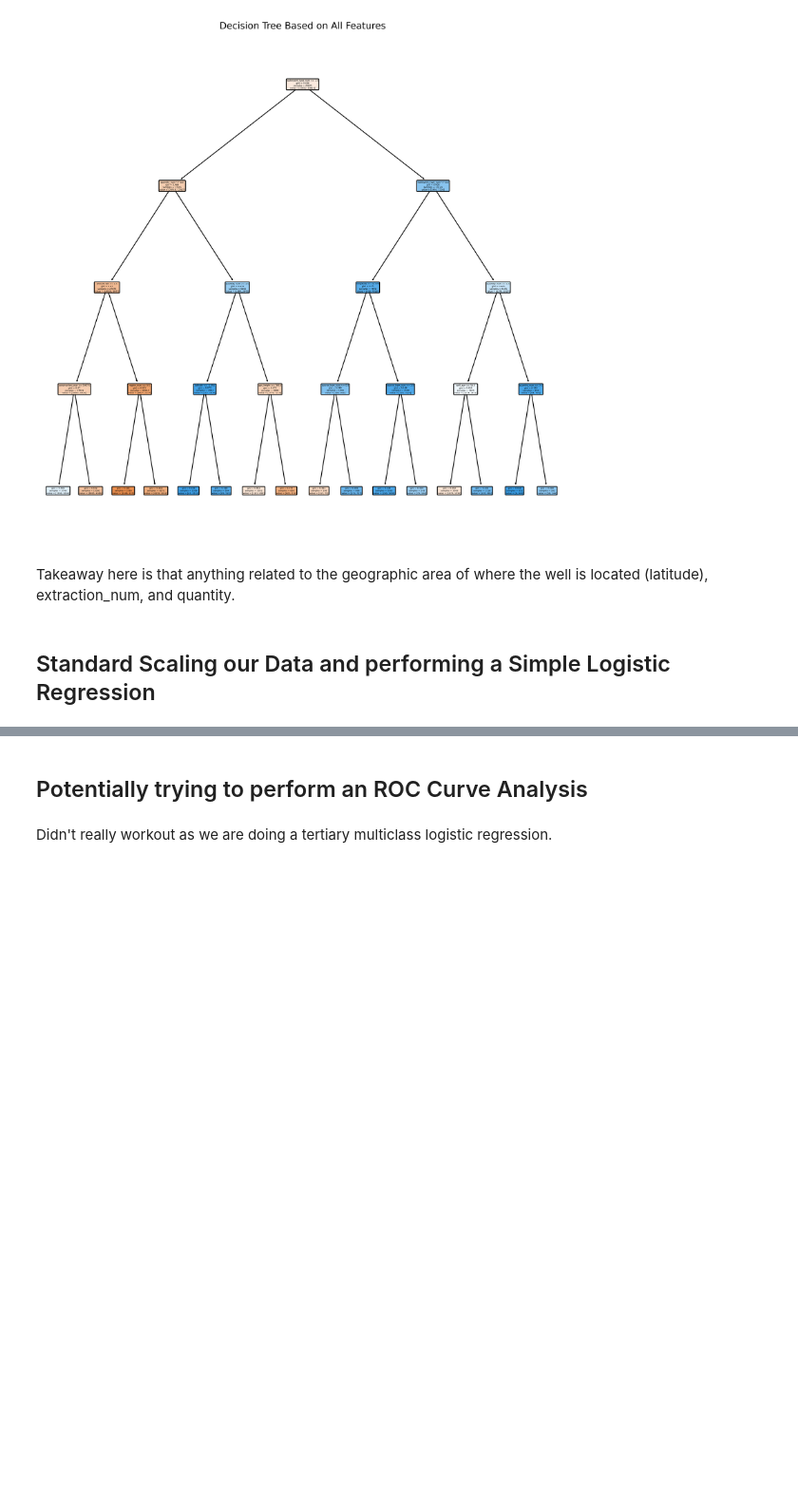
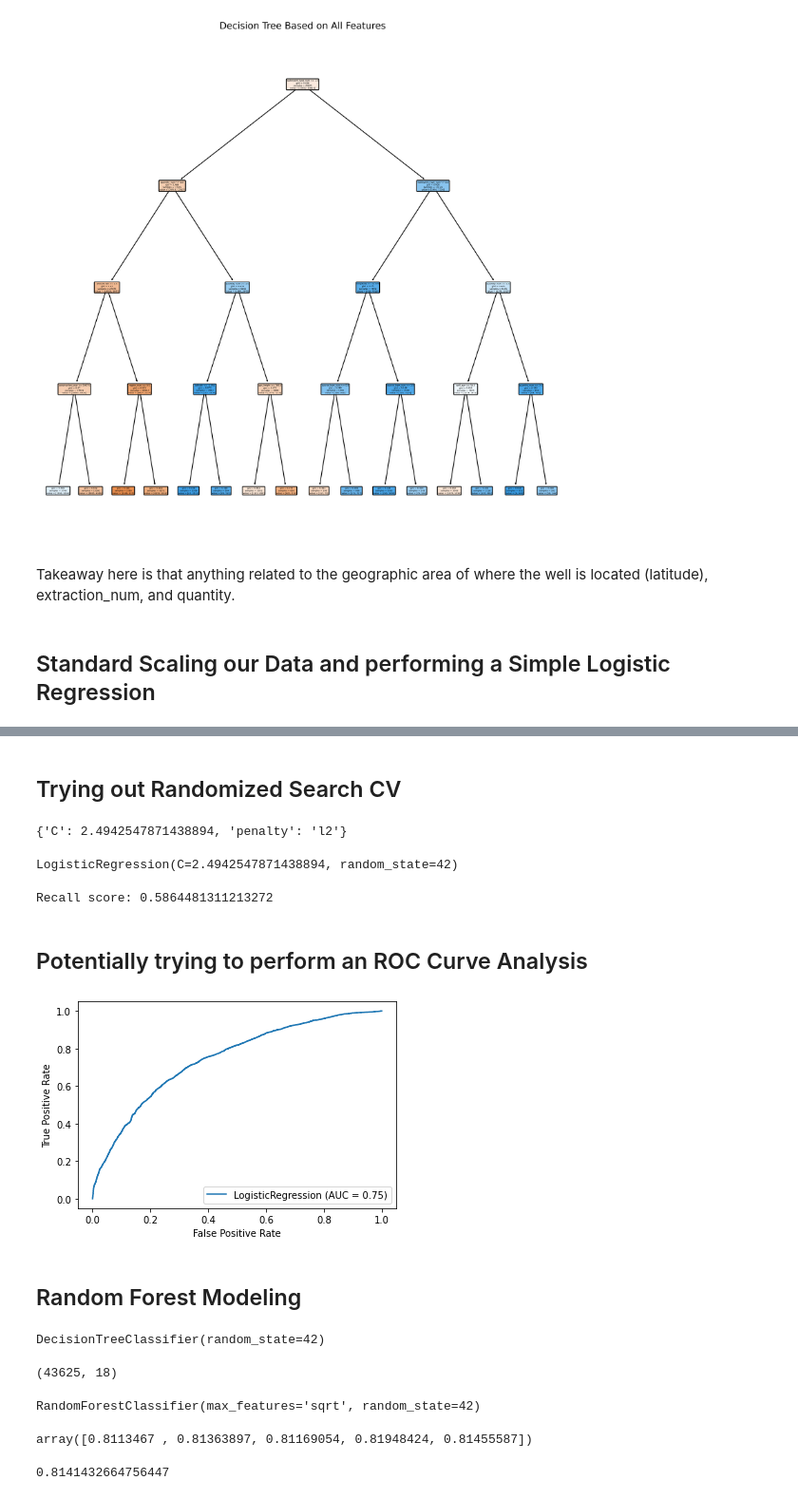
Before and after one commit to tvrjuana/tanzania-water-wells, a Jupyter notebook: train_test_split.ipynb, the cells around one changed output, grey strips where cells are left out. Shown at 95% size. Saved outputs shown, nothing was run; the diff lists cells and outputs as text; code cells hidden in the pictures; blank space fills up the shorter version.

Commit message:
Update to branch. Includes XGBoost and start of Pipeline test.

```diff
--- a/train_test_split.ipynb
+++ b/train_test_split.ipynb
@@ -391,6 +398,6 @@ scale = StandardScaler()
 X_train_scaled = scale.fit_transform(X_train)
 X_test_scaled = scale.transform(X_test)
 
-simple_log_model = LogisticRegression(multi_class='multinomial', random_state=42)
+simple_log_model = LogisticRegression(random_state=42)
 simple_log_model.fit(X_train_scaled, y_train)
 # %% [output]
@@ -422,7 +468,48 @@ Test Recall Score: 0.6881819015311268
+# %% [markdown]
+## Trying out Randomized Search CV
+# %%
+# Setting up a Randomized Search for our Simple Logistic Regression
+distributions = dict(C=uniform(loc=0, scale=4),
+                      penalty=['l2', 'l1'])
+rando_search = RandomizedSearchCV(simple_log_model, distributions, random_state=0)
+search = rando_search.fit(X_train, y_train)
+search.best_params_
+# %% [output]
+{'C': 2.4942547871438894, 'penalty': 'l2'}
+# %%
+# Changing hyperparameters to reflect Randomized Search Results
+rando1_log_model = LogisticRegression(random_state=42, C= 2.4942547871438894,
+                                      penalty= 'l2')
+rando1_log_model.fit(X_train_scaled, y_train)
+# %% [output]
+LogisticRegression(C=2.4942547871438894, random_state=42)
+# %%
+# Predictions on test
+y_pred_grid = rando1_log_model.predict(X_test_scaled)
+
+# Recall Score
+recall_grid = recall_score(y_test, y_pred_grid)
+print(f"Recall score: {recall_grid}")
+# %% [output]
+Recall score: 0.5864481311213272
 # %% [markdown]
 ## Potentially trying to perform an ROC Curve Analysis
 # %%
 # Performing an ROC Curve to see how well our data performs
-# plot_roc_curve(simple_log_model, X_test_scaled, y_test);
+plot_roc_curve(simple_log_model, X_test_scaled, y_test);
+# %% [output]
+[figure, added]
-# %% [markdown]
-Didn't really workout as we are doing a tertiary multiclass logistic regression.
+# %% [markdown]
+## Random Forest Modeling
+# %%
+# Instantiate the Decision Tree
+ct = DecisionTreeClassifier(random_state=42)
+
+ct.fit(X_train, y_train)
+# %% [output]
+DecisionTreeClassifier(random_state=42)
+# %%
+# Finding max_samples amount
+X_train.shape
+# %% [output]
+(43625, 18)
@@ -428,0 +521,16 @@ Didn't really workout as we are doing a tertiary multiclass logistic regression.
+# %%
+# Fit the model
+rfc.fit(X_train, y_train)
+# %% [output]
+RandomForestClassifier(max_features='sqrt', random_state=42)
+# %%
+scores = cross_val_score(estimator=rfc, X=X_train,
+               y=y_train, cv=5)
+scores
+# %% [output]
+array([0.8113467 , 0.81363897, 0.81169054, 0.81948424, 0.81455587])
+# %%
+# Cross val scores averaged
+scores.mean()
+# %% [output]
+0.8141432664756447
```
Also changed, not shown: parts of 35 cells of this notebook, 2 other files.
